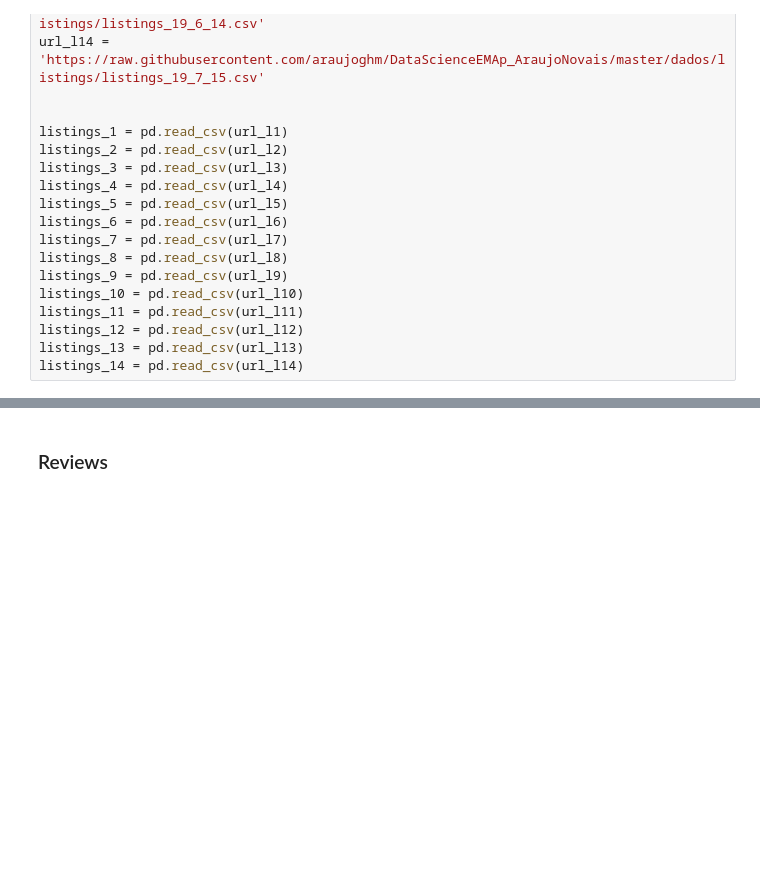
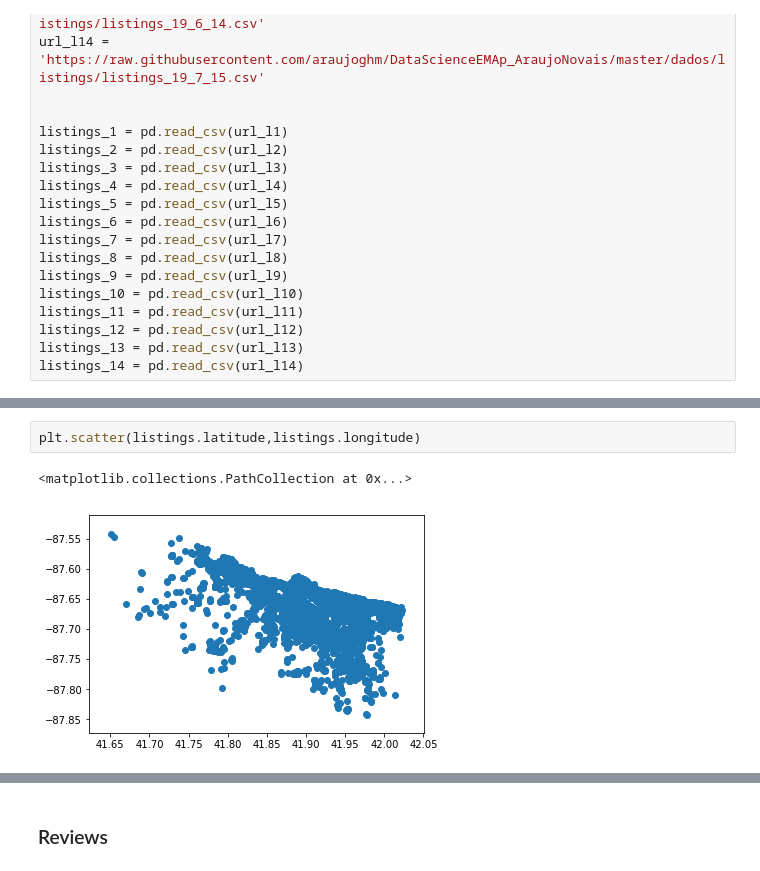
Before and after one commit to NovaisGabriel/DataScienceEMAp_AraujoNovais, a Jupyter notebook: Copy_of_Copy_of_Untitled8.ipynb, the cells around one changed output, grey strips where cells are left out. Saved outputs shown, nothing was run; the diff lists cells and outputs as text; blank space fills up the shorter version.

```diff
--- a/Copy_of_Copy_of_Untitled8.ipynb
+++ b/Copy_of_Copy_of_Untitled8.ipynb
@@ -109,0 +155,5 @@ len(list_locs)
+# %%
+plt.scatter(listings.latitude,listings.longitude)
+# %% [output]
+<matplotlib.collections.PathCollection at 0x...>
+[figure, added]
```
Also changed, not shown: parts of 106 cells of this notebook.
